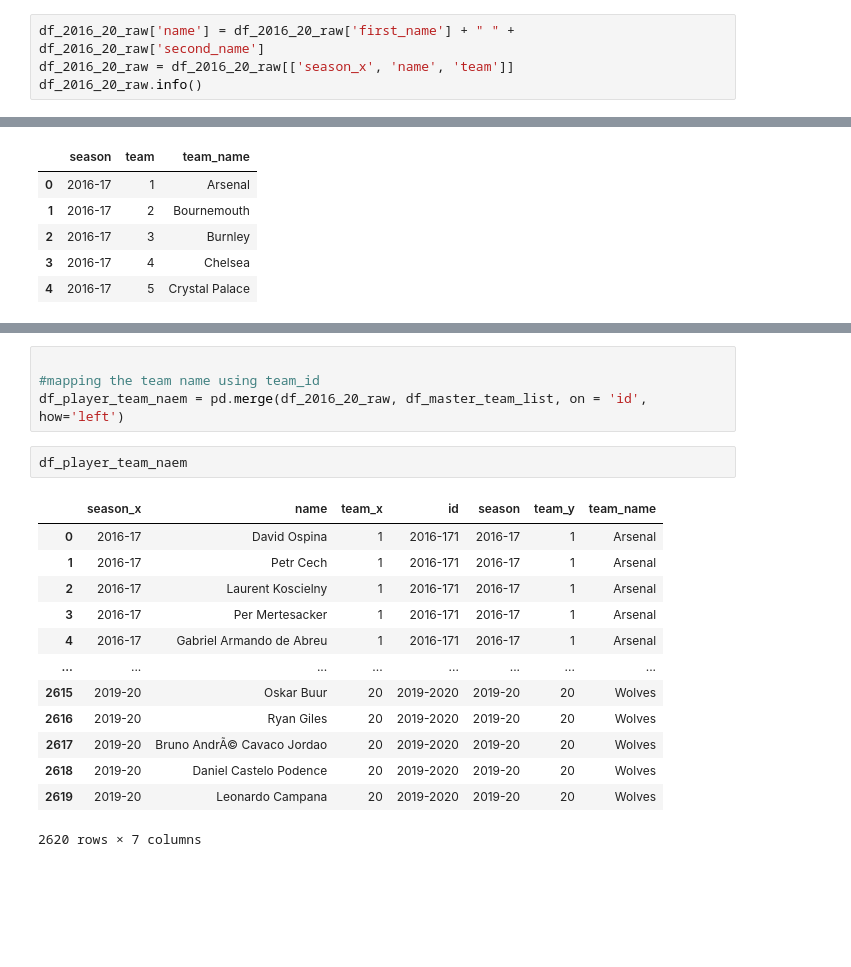
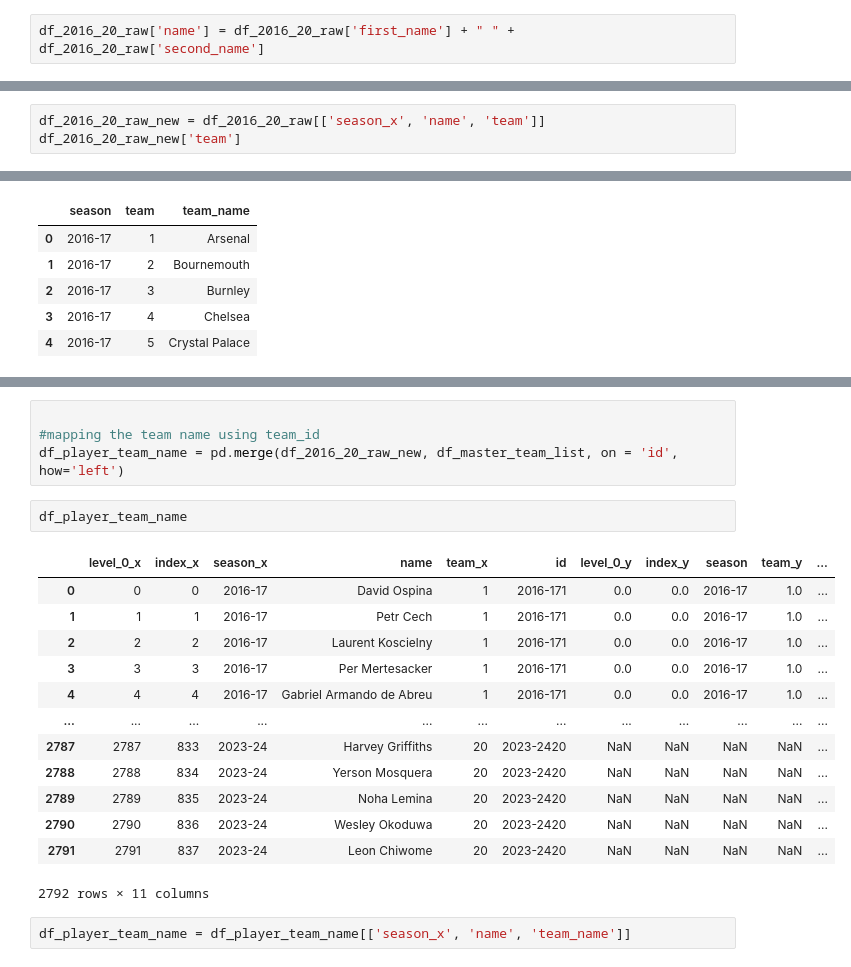
Before and after one commit to Subashcoder/Football-Match-Prediction, a Jupyter notebook: feature_engineering_new.ipynb, the cells around one changed output, grey strips where cells are left out. Drawn from its saved outputs; the diff is of its cells as text; blank space fills up the shorter version.

```diff
--- a/feature_engineering_new.ipynb
+++ b/feature_engineering_new.ipynb
@@ -55,5 +67,3 @@ df_2016_20 = pd.concat([df_16_17,df_17_18, df_18_19, df_19_20])
 df_2016_20_raw = pd.concat([df_16_17_raw, df_17_18_raw, df_18_19_raw, df_19_20_raw])
 # %%
 df_2016_20_raw['name'] = df_2016_20_raw['first_name'] + " " + df_2016_20_raw['second_name']
-df_2016_20_raw = df_2016_20_raw[['season_x', 'name', 'team']]
-df_2016_20_raw.info()
@@ -70,0 +70,3 @@ memory usage: 81.9+ KB
+# %%
+df_2016_20_raw_new = df_2016_20_raw[['season_x', 'name', 'team']]
+df_2016_20_raw_new['team']
@@ -107,21 +139,23 @@ df_master_team_list.drop(index=df_master_team_list[filt].index)
 # %%
 
 #mapping the team name using team_id
-df_player_team_naem = pd.merge(df_2016_20_raw, df_master_team_list, on = 'id', how='left')
+df_player_team_name = pd.merge(df_2016_20_raw_new, df_master_team_list, on = 'id', how='left')
-# %%
-df_player_team_naem
-# %% [output]
-|  | season_x | name | team_x | id | season | team_y | team_name |
-| 0 | 2016-17 | David Ospina | 1 | 2016-171 | 2016-17 | 1 | Arsenal |
-| 1 | 2016-17 | Petr Cech | 1 | 2016-171 | 2016-17 | 1 | Arsenal |
-| 2 | 2016-17 | Laurent Koscielny | 1 | 2016-171 | 2016-17 | 1 | Arsenal |
-| 3 | 2016-17 | Per Mertesacker | 1 | 2016-171 | 2016-17 | 1 | Arsenal |
-| 4 | 2016-17 | Gabriel Armando de Abreu | 1 | 2016-171 | 2016-17 | 1 | Arsenal |
-| ... | ... | ... | ... | ... | ... | ... | ... |
-| 2615 | 2019-20 | Oskar Buur | 20 | 2019-2020 | 2019-20 | 20 | Wolves |
-| 2616 | 2019-20 | Ryan Giles | 20 | 2019-2020 | 2019-20 | 20 | Wolves |
-| 2617 | 2019-20 | Bruno AndrÃ© Cavaco Jordao | 20 | 2019-2020 | 2019-20 | 20 | Wolves |
-| 2618 | 2019-20 | Daniel Castelo Podence | 20 | 2019-2020 | 2019-20 | 20 | Wolves |
-| 2619 | 2019-20 | Leonardo Campana | 20 | 2019-2020 | 2019-20 | 20 | Wolves |
-2620 rows × 7 columns
+# %%
+df_player_team_name
+# %% [output]
+|  | level_0_x | index_x | season_x | name | team_x | id | level_0_y | index_y | season | team_y | ... |
+| 0 | 0 | 0 | 2016-17 | David Ospina | 1 | 2016-171 | 0.0 | 0.0 | 2016-17 | 1.0 | ... |
+| 1 | 1 | 1 | 2016-17 | Petr Cech | 1 | 2016-171 | 0.0 | 0.0 | 2016-17 | 1.0 | ... |
+| 2 | 2 | 2 | 2016-17 | Laurent Koscielny | 1 | 2016-171 | 0.0 | 0.0 | 2016-17 | 1.0 | ... |
+| 3 | 3 | 3 | 2016-17 | Per Mertesacker | 1 | 2016-171 | 0.0 | 0.0 | 2016-17 | 1.0 | ... |
+| 4 | 4 | 4 | 2016-17 | Gabriel Armando de Abreu | 1 | 2016-171 | 0.0 | 0.0 | 2016-17 | 1.0 | ... |
+| ... | ... | ... | ... | ... | ... | ... | ... | ... | ... | ... | ... |
+| 2787 | 2787 | 833 | 2023-24 | Harvey Griffiths | 20 | 2023-2420 | NaN | NaN | NaN | NaN | ... |
+| 2788 | 2788 | 834 | 2023-24 | Yerson Mosquera | 20 | 2023-2420 | NaN | NaN | NaN | NaN | ... |
+| 2789 | 2789 | 835 | 2023-24 | Noha Lemina | 20 | 2023-2420 | NaN | NaN | NaN | NaN | ... |
+| 2790 | 2790 | 836 | 2023-24 | Wesley Okoduwa | 20 | 2023-2420 | NaN | NaN | NaN | NaN | ... |
+| 2791 | 2791 | 837 | 2023-24 | Leon Chiwome | 20 | 2023-2420 | NaN | NaN | NaN | NaN | ... |
+2792 rows × 11 columns
+# %%
+df_player_team_name = df_player_team_name[['season_x', 'name', 'team_name']]
 # %%
```
Also changed, not shown: parts of 64 cells of this notebook, 2 other files.
